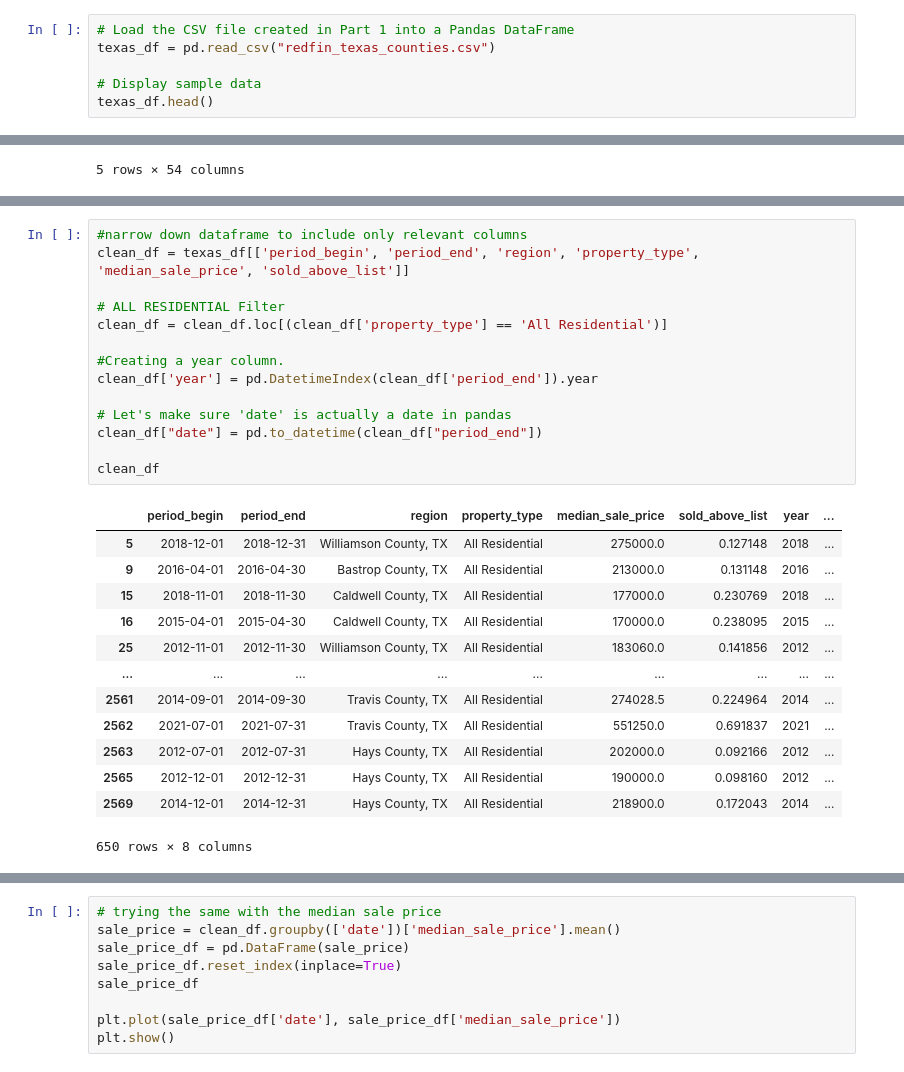
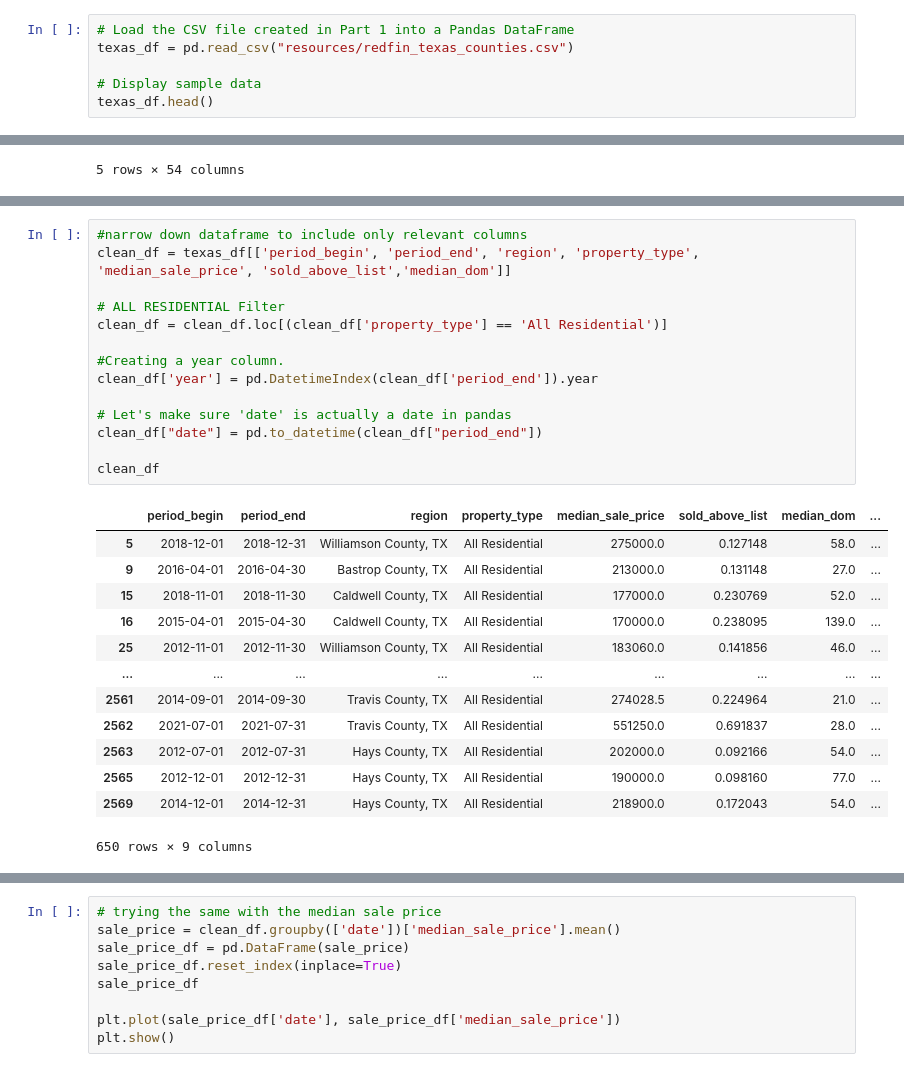
Before and after one commit to zarbin/UTA_Project-1, a Jupyter notebook: kim_graph_trials.ipynb, the cells around one changed output, grey strips where cells are left out. Drawn from its saved outputs; the diff is of its cells as text.

```diff
--- a/kim_graph_trials.ipynb
+++ b/kim_graph_trials.ipynb
@@ -10,7 +11,7 @@ import warnings
 warnings.filterwarnings('ignore')
 # %%
 # Load the CSV file created in Part 1 into a Pandas DataFrame
-texas_df = pd.read_csv("redfin_texas_counties.csv")
+texas_df = pd.read_csv("resources/redfin_texas_counties.csv")
 
 # Display sample data
 texas_df.head()
@@ -45,28 +26,28 @@ memory usage: 1.1+ MB
 # %%
 #narrow down dataframe to include only relevant columns
-clean_df = texas_df[['period_begin', 'period_end', 'region', 'property_type', 'median_sale_price', 'sold_above_list']]
+clean_df = texas_df[['period_begin', 'period_end', 'region', 'property_type', 'median_sale_price', 'sold_above_list','median_dom']]
 
 # ALL RESIDENTIAL Filter
 clean_df = clean_df.loc[(clean_df['property_type'] == 'All Residential')]
 
 #Creating a year column.
 clean_df['year'] = pd.DatetimeIndex(clean_df['period_end']).year
 
 # Let's make sure 'date' is actually a date in pandas
 clean_df["date"] = pd.to_datetime(clean_df["period_end"])
 
 clean_df
 # %% [output]
-|  | period_begin | period_end | region | property_type | median_sale_price | sold_above_list | year | ... |
-| 5 | 2018-12-01 | 2018-12-31 | Williamson County, TX | All Residential | 275000.0 | 0.127148 | 2018 | ... |
-| 9 | 2016-04-01 | 2016-04-30 | Bastrop County, TX | All Residential | 213000.0 | 0.131148 | 2016 | ... |
-| 15 | 2018-11-01 | 2018-11-30 | Caldwell County, TX | All Residential | 177000.0 | 0.230769 | 2018 | ... |
-| 16 | 2015-04-01 | 2015-04-30 | Caldwell County, TX | All Residential | 170000.0 | 0.238095 | 2015 | ... |
-| 25 | 2012-11-01 | 2012-11-30 | Williamson County, TX | All Residential | 183060.0 | 0.141856 | 2012 | ... |
+|  | period_begin | period_end | region | property_type | median_sale_price | sold_above_list | median_dom | ... |
+| 5 | 2018-12-01 | 2018-12-31 | Williamson County, TX | All Residential | 275000.0 | 0.127148 | 58.0 | ... |
+| 9 | 2016-04-01 | 2016-04-30 | Bastrop County, TX | All Residential | 213000.0 | 0.131148 | 27.0 | ... |
+| 15 | 2018-11-01 | 2018-11-30 | Caldwell County, TX | All Residential | 177000.0 | 0.230769 | 52.0 | ... |
+| 16 | 2015-04-01 | 2015-04-30 | Caldwell County, TX | All Residential | 170000.0 | 0.238095 | 139.0 | ... |
+| 25 | 2012-11-01 | 2012-11-30 | Williamson County, TX | All Residential | 183060.0 | 0.141856 | 46.0 | ... |
 | ... | ... | ... | ... | ... | ... | ... | ... | ... |
-| 2561 | 2014-09-01 | 2014-09-30 | Travis County, TX | All Residential | 274028.5 | 0.224964 | 2014 | ... |
-| 2562 | 2021-07-01 | 2021-07-31 | Travis County, TX | All Residential | 551250.0 | 0.691837 | 2021 | ... |
-| 2563 | 2012-07-01 | 2012-07-31 | Hays County, TX | All Residential | 202000.0 | 0.092166 | 2012 | ... |
-| 2565 | 2012-12-01 | 2012-12-31 | Hays County, TX | All Residential | 190000.0 | 0.098160 | 2012 | ... |
-| 2569 | 2014-12-01 | 2014-12-31 | Hays County, TX | All Residential | 218900.0 | 0.172043 | 2014 | ... |
+| 2561 | 2014-09-01 | 2014-09-30 | Travis County, TX | All Residential | 274028.5 | 0.224964 | 21.0 | ... |
+| 2562 | 2021-07-01 | 2021-07-31 | Travis County, TX | All Residential | 551250.0 | 0.691837 | 28.0 | ... |
+| 2563 | 2012-07-01 | 2012-07-31 | Hays County, TX | All Residential | 202000.0 | 0.092166 | 54.0 | ... |
+| 2565 | 2012-12-01 | 2012-12-31 | Hays County, TX | All Residential | 190000.0 | 0.098160 | 77.0 | ... |
+| 2569 | 2014-12-01 | 2014-12-31 | Hays County, TX | All Residential | 218900.0 | 0.172043 | 54.0 | ... |
-650 rows × 8 columns
+650 rows × 9 columns
```
Also changed, not shown: parts of 24 cells of this notebook.
